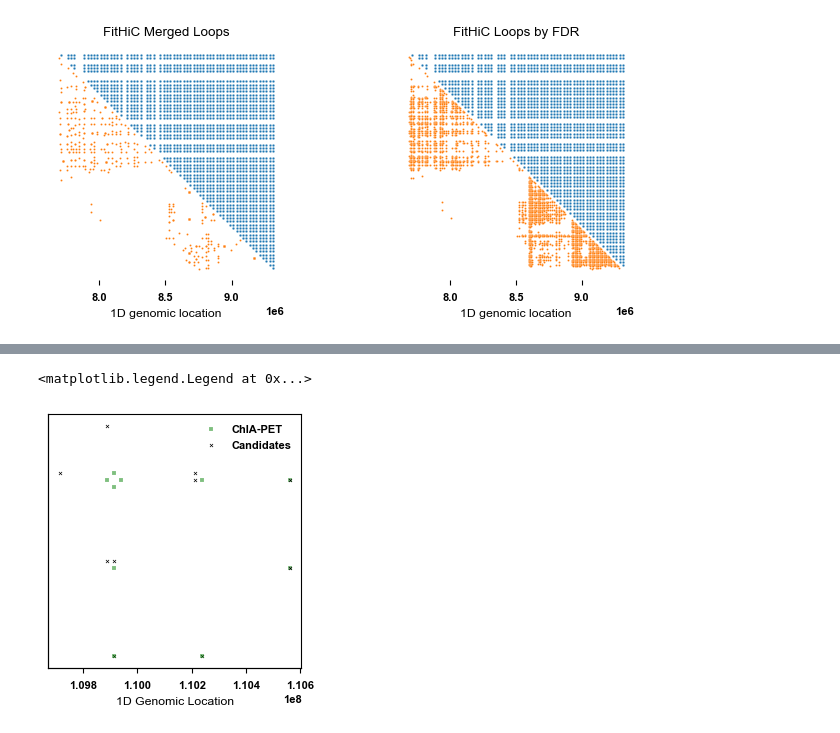
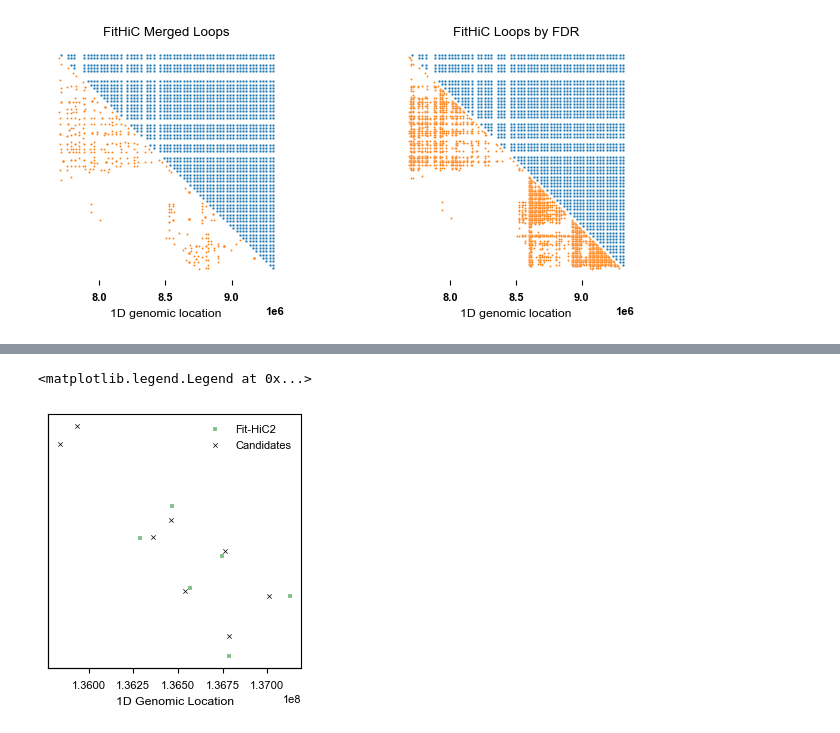
Before and after one commit to hyuyu104/ArcFISH, a Jupyter notebook: figures/1loop_benchmark.ipynb, the cells around one changed output, grey strips where cells are left out. Saved outputs shown, nothing was run; the diff lists cells and outputs as text; code cells hidden in the pictures.

```diff
--- a/figures/1loop_benchmark.ipynb
+++ b/figures/1loop_benchmark.ipynb
@@ -21,2 +23,5 @@ out_dire = "../123ACElog/013125"
+# %%
+out_dire = "../123ACElog/032125"
+dtree = DataTree("../data")
 # %% [markdown]
 ## Loop calling on merged data from two replicates
@@ -262,0 +33,11 @@ for t in target:
+# %%
+res_sf1_path = os.path.join(out_dire, "loop_result_sf1.csv")
+if not os.path.exists(res_sf1_path):
+    loop = sf.tl.LoopCaller(pval_cutoff=1, gap=50e3, ltclass=sf.tl.TwoSampleT)
+    sf.wr.caller_wrapper(loader, loop=loop, loop_path=res_sf1_path)
+res_sf1 = pd.read_csv(res_sf1_path, sep="\t")
+res_sf2_path = os.path.join(out_dire, "loop_result_sf2.csv")
+if not os.path.exists(res_sf2_path):
+    loop = sf.tl.LoopCaller(gap=50e3, ltclass=sf.tl.AxisWiseF)
+    sf.wr.caller_wrapper(loader, loop=loop, loop_path=res_sf2_path)
+res_sf2 = pd.read_csv(res_sf2_path, sep="\t")
@@ -462,41 +587,43 @@ old_fithic2["loop"] = True
 # %%
-chr_id = "chr2"
-true_df = pd.read_csv(os.path.join(
-    chiapet_dire, fpath.format("ctcf", "intersection")
-), sep="\t")
-# true_df = old_fithic2
+chr_id = "chr1"
+# true_df = pd.read_csv(os.path.join(
+#     chiapet_dire, fpath.format("ctcf", "intersection")
+# ), sep="\t")
+true_df = old_fithic2
 df1 = true_df[true_df.loop]
 df1 = df1[df1["c1"]==chr_id]
-df2 = loop_result_sf2[loop_result_sf2.fdr < 1e-2]
+# df2 = res_sf2[res_sf2.fdr < 1e-2]
+df2 = res_sf1[res_sf1["summit"]]
 df2 = df2[df2["c1"]==chr_id]
 eval_func = np.mean
-map1, map2 = "ChIA-PET", "Candidates"
+map1, map2 = "Fit-HiC2", "Candidates"
 ax = None
 
 df1, df2 = df1.copy(), df2.copy()
 df1["val1"] = eval_func(df1[["s1", "e1"]], axis=1)
 df1["val2"] = eval_func(df1[["s2", "e2"]], axis=1)
 df2["val1"] = eval_func(df2[["s1", "e1"]], axis=1)
 df2["val2"] = eval_func(df2[["s2", "e2"]], axis=1)
 
 if ax is None:
     fig, ax = plt.subplots(figsize=(3, 3))
-sns.scatterplot(df1, x="val2", y="val1", s=5, color="green",
+sns.scatterplot(df1, x="val2", y="val1", s=10, color="green",
                 marker="s", alpha=0.5, ax=ax, label=map1)
-sns.scatterplot(df2, x="val1", y="val2", s=5, linewidths=.5,
+sns.scatterplot(df2, x="val1", y="val2", s=10, linewidths=.5,
                 ax=ax, color="k", marker="x", label=map2)
-sns.scatterplot(df1, x="val1", y="val2", s=5, color="green",
+sns.scatterplot(df1, x="val1", y="val2", s=10, color="green",
                 marker="s", alpha=0.5, ax=ax)
-sns.scatterplot(df2, x="val2", y="val1", s=5, linewidths=.5,
+sns.scatterplot(df2, x="val2", y="val1", s=10, linewidths=.5,
                 ax=ax, color="k", marker="x")
 ax.set(xlabel="1D Genomic Location", ylabel="", yticks=[])
 ax.invert_yaxis()
 ax2 = ax.twiny()
 ax2.set(xlabel="", xticks=[], ylabel="")
 ax.set_box_aspect(1)
 
+ax.grid(False)
 ax.spines[["top", "right"]].set_visible(True)
 ax.legend(loc="best")
 # %% [output]
 <matplotlib.legend.Legend at 0x...>
-[figure, old version]
+[figure, new version]
```
Also changed, not shown: parts of 47 cells of this notebook, 21 other files.
